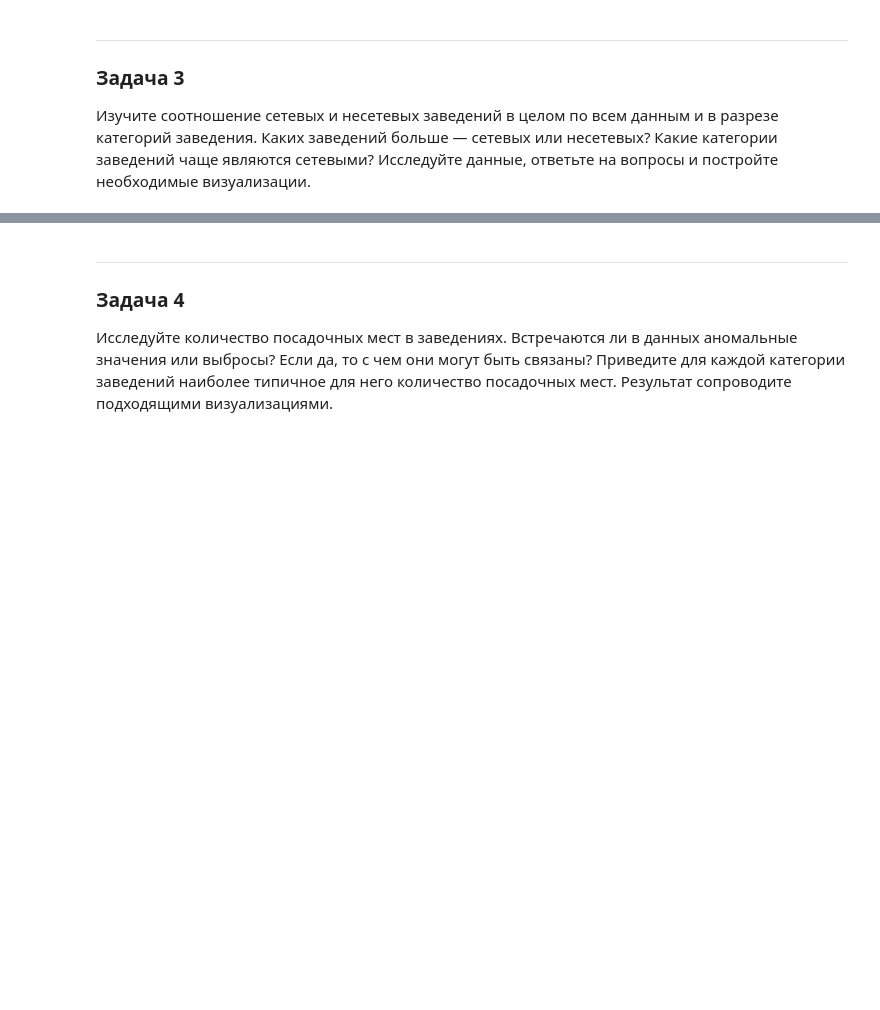
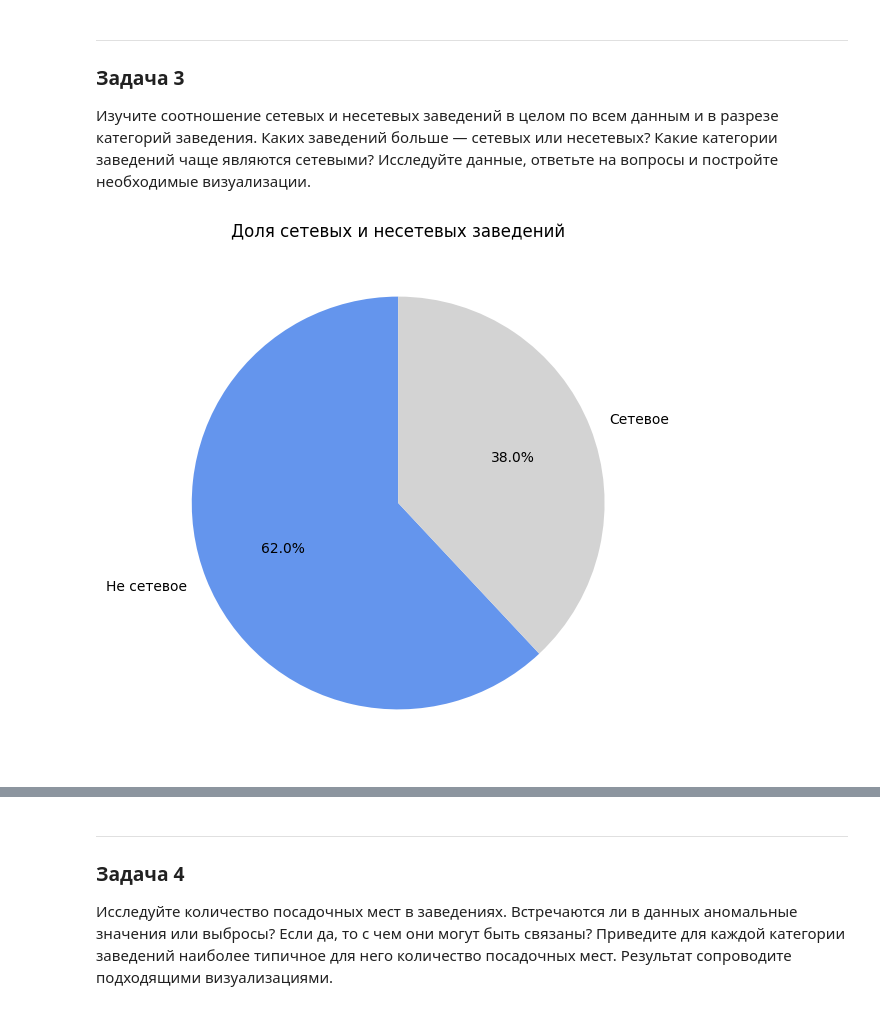
Before and after one commit to Plakhotniuk/practicum_ds, a Jupyter notebook: data_research_analysis/project.ipynb, the cells around one changed output, grey strips where cells are left out. Cells and saved outputs as stored; diff of their text form; code cells hidden in the pictures; blank space fills up the shorter version.

```diff
--- a/data_research_analysis/project.ipynb
+++ b/data_research_analysis/project.ipynb
@@ -451,10 +451,12 @@ Name: chain, Length: 4058, dtype: bool
 def float_downcast(col_name: str):
     return pd.to_numeric(df[col_name], downcast='float')
 # %%
-col_to_float_downcast = ['seats', 'rating', 'middle_avg_bill', 'middle_coffee_cup']
+col_to_float_downcast = ['rating', 'middle_avg_bill', 'middle_coffee_cup']
 
 for col in col_to_float_downcast:
     df[col] = float_downcast(col)
+# %%
+df['seats'] = pd.to_numeric(df['seats'].fillna(-1), downcast='integer')
 # %%
 df.info()
 # %% [output]
@@ -522,2 +525,5 @@ np.int64(0)
 # %%
+df['price'] = df['price'].fillna('Не указано')
 df['avg_bill'] = df['avg_bill'].fillna('Не указано')
+df['middle_avg_bill'] = df['middle_avg_bill'].fillna(0)
+df['middle_coffee_cup'] = df['middle_coffee_cup'].fillna(0)
@@ -656,3 +644,7 @@ df.head()
+# %%
+# для удобства обработки среднего чека создадим колонку avg_bill_price,
+# объединив middle_avg_bill, middle_coffee_cup
+df['avg_bill_price'] = df['middle_avg_bill'] + df['middle_coffee_cup']
 # %% [markdown]
 ---
 
@@ -784,3 +776,25 @@ plt.show()
 ### Задача 3
 
 Изучите соотношение сетевых и несетевых заведений в целом по всем данным и в разрезе категорий заведения. Каких заведений больше — сетевых или несетевых? Какие категории заведений чаще являются сетевыми? Исследуйте данные, ответьте на вопросы и постройте необходимые визуализации.
+# %%
+# изучение сетевых/несетевых заведений
+chain_share = (
+    central_district_data['chain']
+    .value_counts(normalize=True)
+    .rename({True: 'Сетевое', False: 'Не сетевое'})
+)
+
+ax = chain_share.plot(
+    kind='pie',
+    figsize=(6, 6),
+    autopct='%1.1f%%',
+    startangle=90,
+    colors=['cornflowerblue', 'lightgray']
+)
+
+ax.set_ylabel('')
+ax.set_title('Доля сетевых и несетевых заведений')
+plt.tight_layout()
+plt.show()
+# %% [output]
+[figure, added]
```
Also changed, not shown: parts of 43 cells of this notebook.
